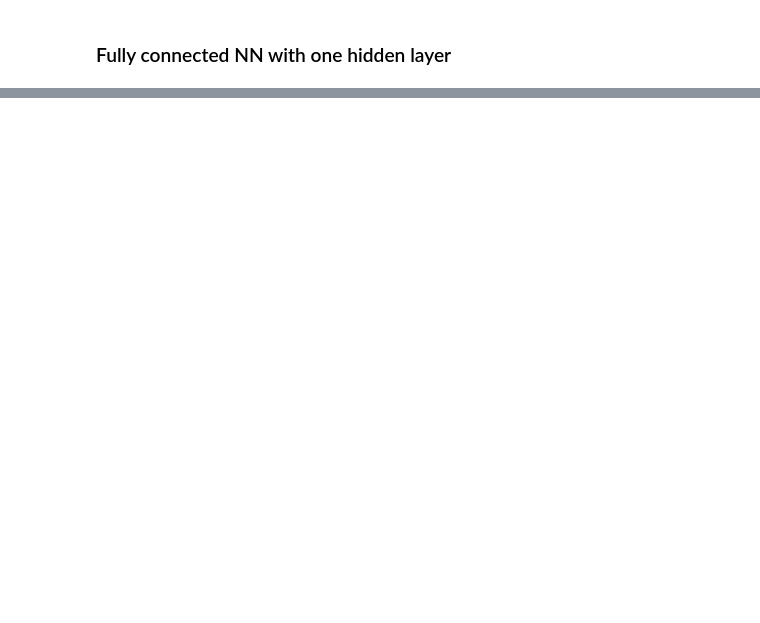
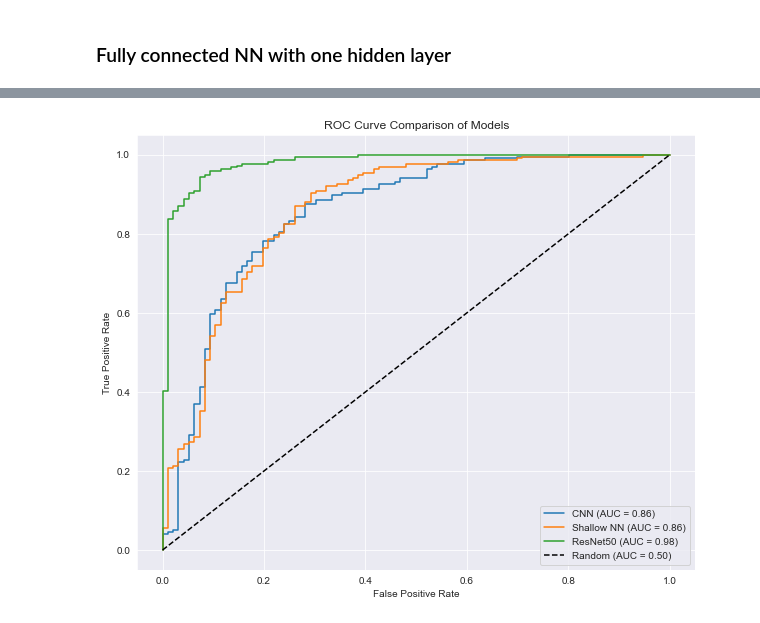
Before and after one commit to igalins/ifa, a Jupyter notebook: a2/a2.ipynb, the cells around one changed output, grey strips where cells are left out. Drawn from its saved outputs; the diff is of its cells as text; code cells hidden in the pictures; blank space fills up the shorter version.

```diff
--- a/a2/a2.ipynb
+++ b/a2/a2.ipynb
@@ -281,0 +413,7 @@ Recall(Sensitivity): 1.0
+# %%
+X_test_images = np.array([load_and_preprocess_image(fp) for fp in X_test['FilePath']])
+X_test_images_resnet = np.array([load_and_preprocess_image_resnet(fp) for fp in X_test['FilePath']])
+
+probabilities_CNN = model.predict(X_test_images)
+probabilities_ShallowNN = model_2.predict(X_test_images)
+probabilities_ResNet50 = model_3.predict(X_test_images_resnet)
@@ -281,0 +424,26 @@ Recall(Sensitivity): 1.0
+# %%
+fpr_CNN, tpr_CNN, _ = roc_curve(test_labels, probabilities_CNN)
+fpr_ShallowNN, tpr_ShallowNN, _ = roc_curve(test_labels, probabilities_ShallowNN)
+fpr_ResNet50, tpr_ResNet50, _ = roc_curve(test_labels, probabilities_ResNet50)
+
+auc_CNN = auc(fpr_CNN, tpr_CNN)
+auc_ShallowNN = auc(fpr_ShallowNN, tpr_ShallowNN)
+auc_ResNet50 = auc(fpr_ResNet50, tpr_ResNet50)
+# %%
+plt.figure(figsize=(10, 8))
+
+
+plt.plot(fpr_CNN, tpr_CNN, label=f'CNN (AUC = {auc_CNN:.2f})')
+plt.plot(fpr_ShallowNN, tpr_ShallowNN, label=f'Shallow NN (AUC = {auc_ShallowNN:.2f})')
+plt.plot(fpr_ResNet50, tpr_ResNet50, label=f'ResNet50 (AUC = {auc_ResNet50:.2f})')
+
+plt.plot([0, 1], [0, 1], 'k--', label='Random (AUC = 0.50)')
+
+
+plt.xlabel('False Positive Rate')
+plt.ylabel('True Positive Rate')
+plt.title('ROC Curve Comparison of Models')
+plt.legend(loc='lower right')
+plt.show()
+# %% [output]
+[figure, added]
```
Also changed, not shown: parts of 21 cells of this notebook.
